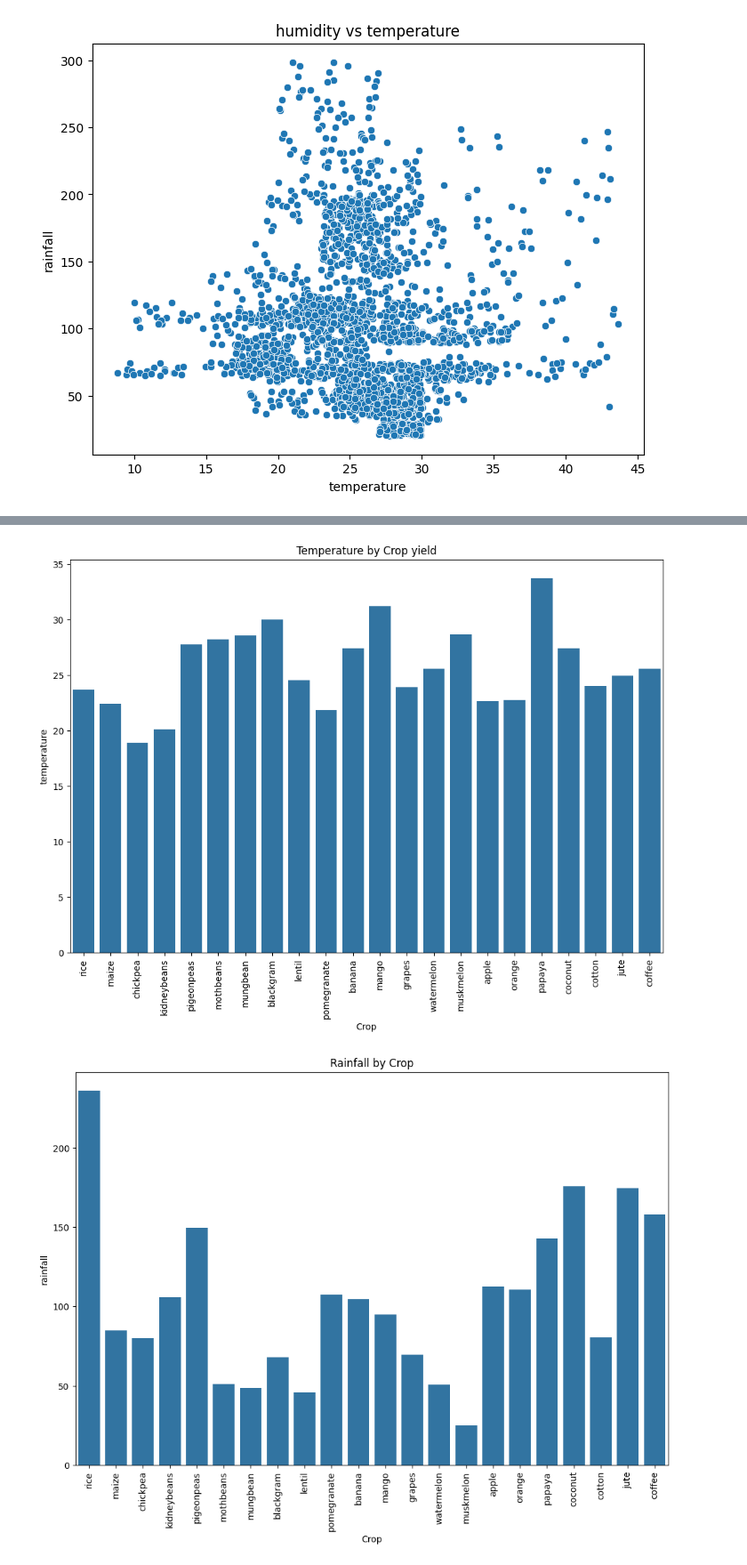
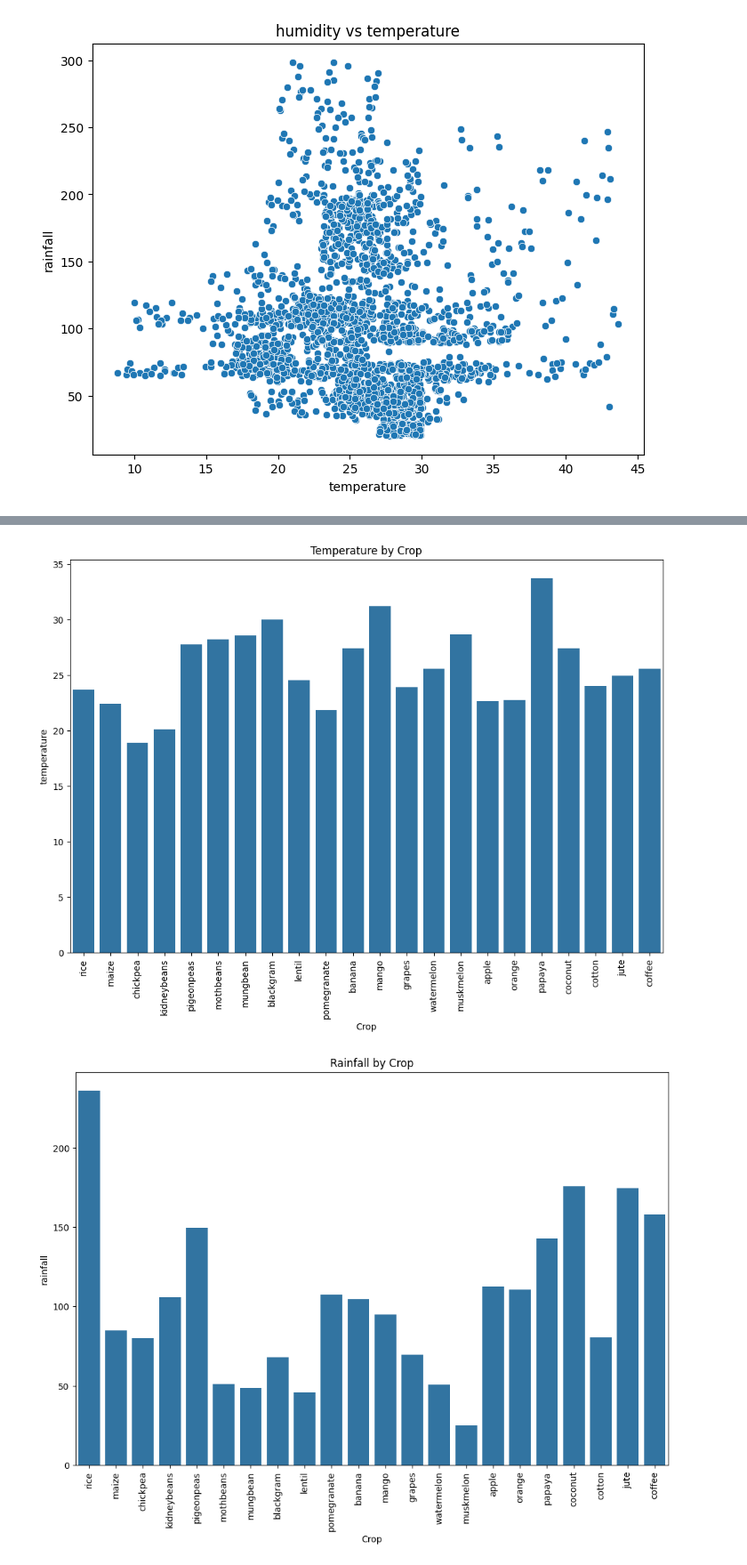
Before and after one commit to Exwhybaba/Crop-Recommendation-System, a Jupyter notebook: Crop recomendation model.ipynb, the cells around one changed output, grey strips where cells are left out. Shown at 89% size. Saved outputs shown, nothing was run; the diff lists cells and outputs as text; code cells hidden in the pictures.

```diff
--- a/Crop recomendation model.ipynb
+++ b/Crop recomendation model.ipynb
@@ -191,11 +192,11 @@ plt.xticks(rotation = 90);
 # %%
 plt.figure(figsize= [12,8])
 sb.barplot(data= df, x = 'label', y= 'temperature', color= sb.color_palette()[0], errorbar= None)
-plt.title('Temperature by Crop Yield')
+plt.title('Temperature by Crop')
 plt.xlabel('Crop')
 plt.xticks(rotation = 90);
 # %% [output]
-[figure, old version]
+[figure, new version]
 # %%
 plt.figure(figsize= [12,8])
 sb.barplot(data= df, x = 'label', y= 'rainfall', color= sb.color_palette()[0], errorbar= None)
```
Also changed, not shown: parts of 26 cells of this notebook, 5 other files.
